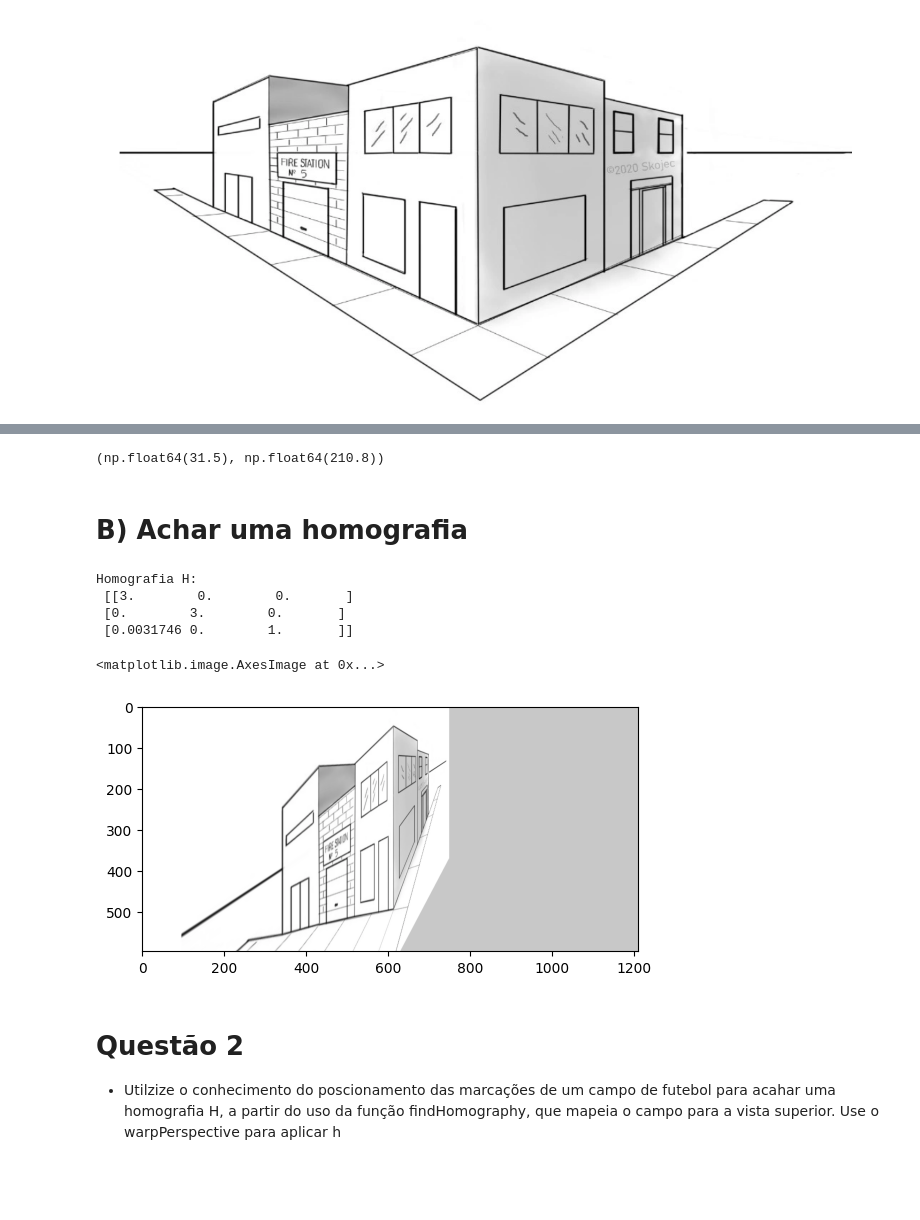
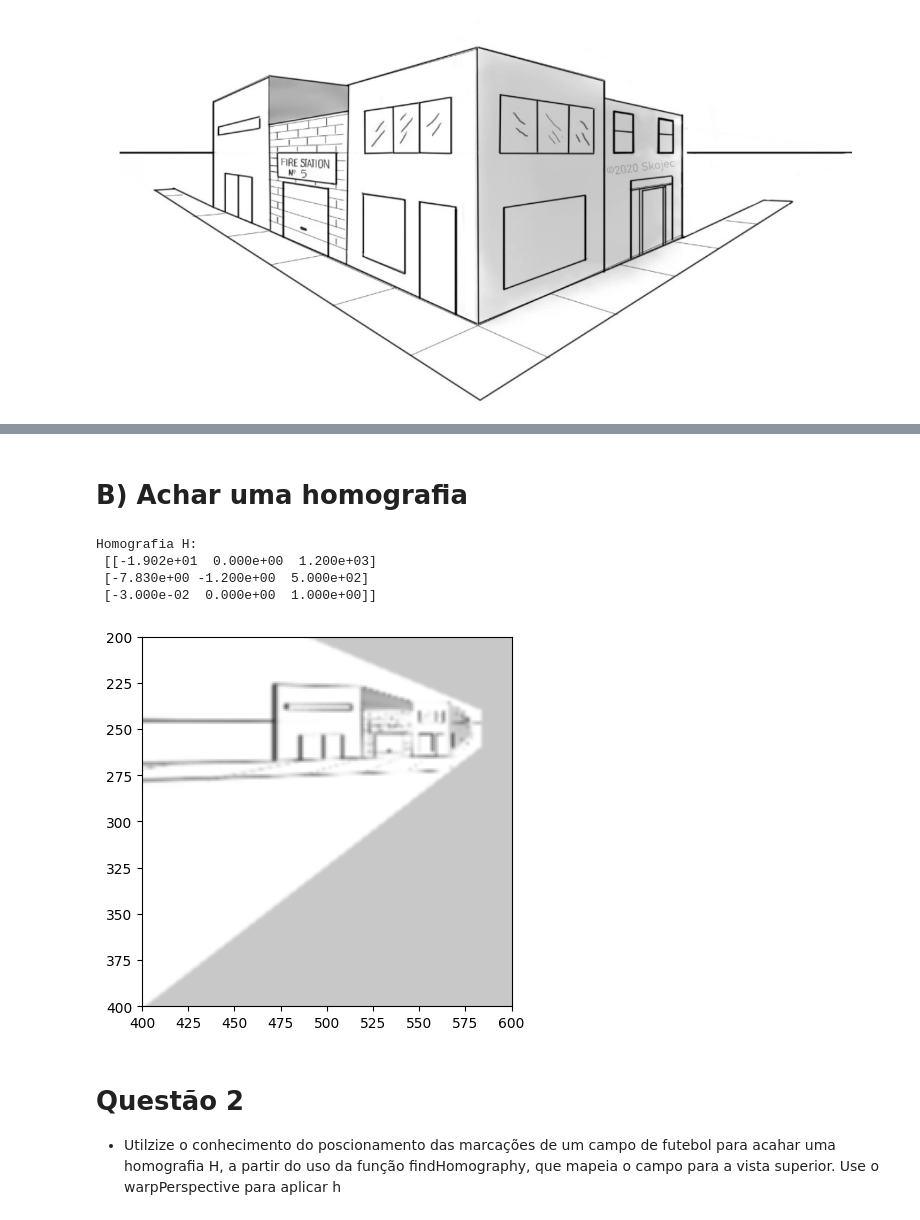
Before and after one commit to danielarruda1000/geo_visao_comp, a Jupyter notebook: Projeto_1_GEO_VISAO_COMP.ipynb, the cells around one changed output, grey strips where cells are left out. Saved outputs shown, nothing was run; the diff lists cells and outputs as text; code cells hidden in the pictures; blank space fills up the shorter version.

```diff
--- a/Projeto_1_GEO_VISAO_COMP.ipynb
+++ b/Projeto_1_GEO_VISAO_COMP.ipynb
@@ -76,57 +46,56 @@ Ponto de fuga: X= 31.5 Y= 210.8
 # %%
 from google.colab.patches import cv2_imshow
-# %%
-ponto_de_fuga
-# %% [output]
-(np.float64(31.5), np.float64(210.8))
 # %% [markdown]
 # B) Achar uma homografia
 # %%
 import numpy as np
 import cv2
 
-p1  = -0.1 / ponto_de_fuga[0]
 
-H_inv = np.array([
-    [1, 0, 0],
-    [0, 1, 0],
-    [p1, 0, 1]
+H = np.array([
+    [ponto_fuga[0], 0, 0],
+    [ponto_fuga[1], 1, 0],
+    [1, 0, 1]
 ])
 
-H_inv = np.linalg.inv(H_inv)
+H_inv = np.linalg.inv(H)
 
-a = 3
-b = 3
+a = 600
+b = -1.2
 
 S = np.array([
-    [a, 0, 0],
-    [0, b, 0],
+    [a, 0, 1200],
+    [0, b, 500],
     [0, 0, 1]
 ], dtype=float)
 
 H_final = S @ H_inv
 
 
-print("Homografia H:\n", H_final)
+print("Homografia H:\n", H_final.round(2))
 
 img = cv2.imread("1.PNG")
 h, w = img.shape[:2]
 
 warped = cv2.warpPerspective(
     img, H_final, (w, h),
     borderMode=cv2.BORDER_CONSTANT,
     borderValue=(200, 200, 200)
-)
+  )
 
 img_original_rgb = cv2.cvtColor(warped, cv2.COLOR_BGR2RGB)
-plt.imshow(img_original_rgb)
+smooth = cv2.GaussianBlur(warped, (3, 3), 0)
+
+plt.imshow(smooth)
+plt.xlim([400, 600])
+plt.ylim([400, 200])
+plt.show()
 # %% [output]
 Homografia H:
- [[3.        0.        0.       ]
- [0.        3.        0.       ]
- [0.0031746 0.        1.       ]]
+ [[-1.902e+01  0.000e+00  1.200e+03]
+ [-7.830e+00 -1.200e+00  5.000e+02]
+ [-3.000e-02  0.000e+00  1.000e+00]]
-<matplotlib.image.AxesImage at 0x...>
-[figure, old version]
+[figure, new version]
 # %% [markdown]
 # Questão 2
 * Utilzize o conhecimento do poscionamento das marcações de um campo de futebol para acahar uma homografia H, a partir do uso da função findHomography, que mapeia o campo para a vista superior. Use o warpPerspective para aplicar h
```
Also changed, not shown: parts of 4 cells of this notebook.
